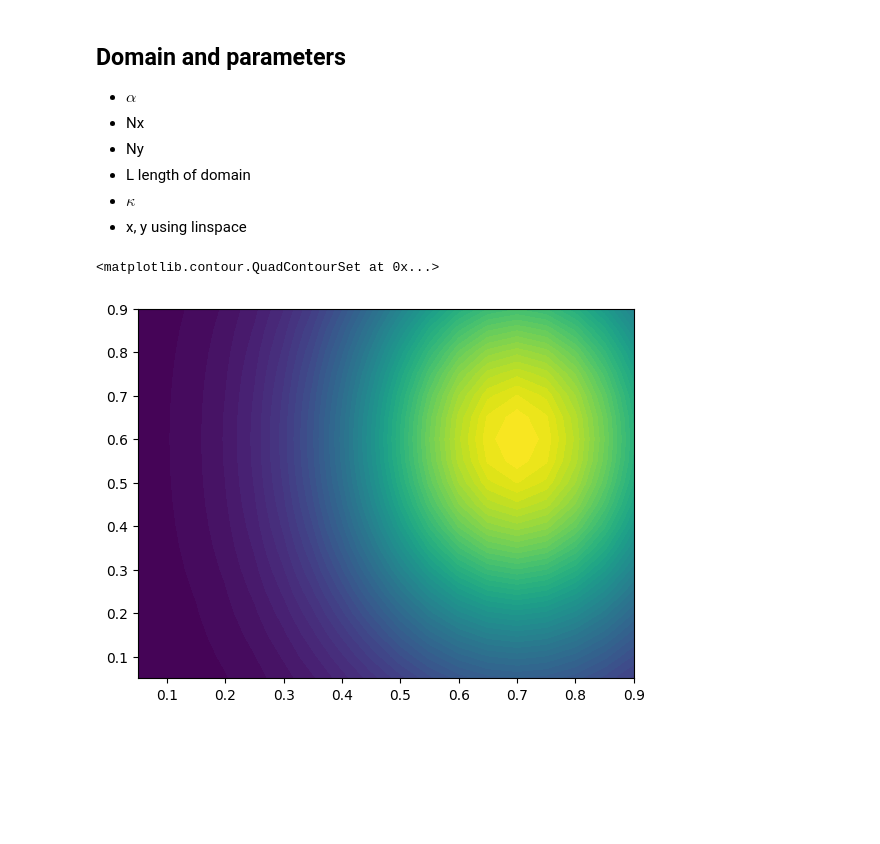
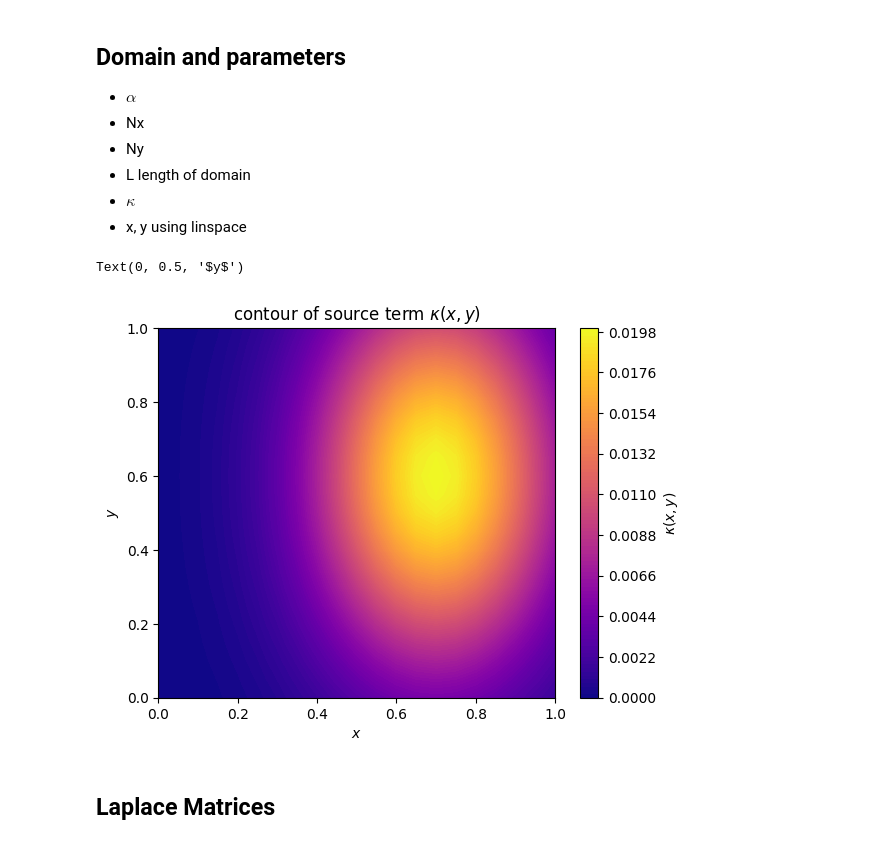
Before and after one commit to jadenmecham/ME-793-CFD, a Jupyter notebook: project_1/project_1.ipynb, the cells around one changed output. Drawn from its saved outputs; the diff is of its cells as text; code cells hidden in the pictures; blank space fills up the shorter version.

```diff
--- a/project_1/project_1.ipynb
+++ b/project_1/project_1.ipynb
@@ -34,12 +33,16 @@ y = y[1:Ny]
 [X, Y] = np.meshgrid(x, y)
 
 k = 0.02 * np.exp(-((X-0.7)**2/0.09 + (Y-0.6)**2/0.25))
-# %%
-# countour of k
-plt.contourf(X, Y, k, levels=50)
-# %% [output]
-<matplotlib.contour.QuadContourSet at 0x...>
-[figure, removed]
+# %%
+# countour of k
+plt.contourf(X, Y, k, levels=100, cmap='plasma')
+plt.title(r'contour of source term $\kappa(x,y)$')
+plt.colorbar(label=r'$\kappa(x,y)$')
+plt.xlabel(r'$x$')
+plt.ylabel(r'$y$')
+# %% [output]
+Text(0, 0.5, '$y$')
+[figure, added]
 # %%
 dx = x[1] - x[0]
 dy = y[1] - y[0]
@@ -60 +59,3 @@ BCB_N = -0.3 * np.ones(Nx) # bottom boundary
 BCT_D = 0.5 + 0.5 * np.sin(2*np.pi * x - 0.5*np.pi) # top boundary
+# %% [markdown]
+## Laplace Matrices
```
Also changed, not shown: parts of 8 cells of this notebook, 2 other files.
